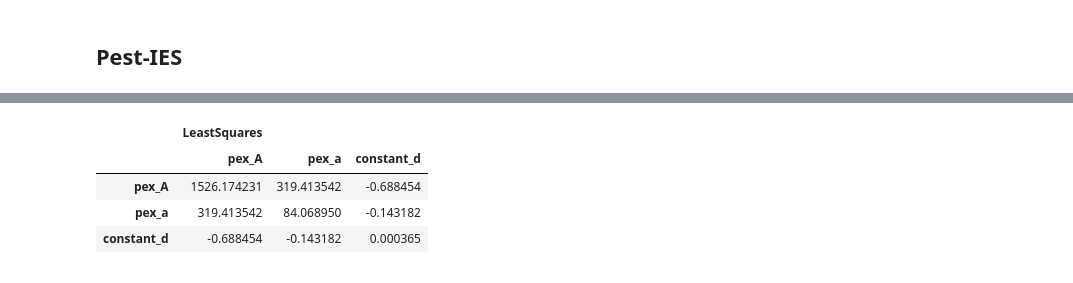
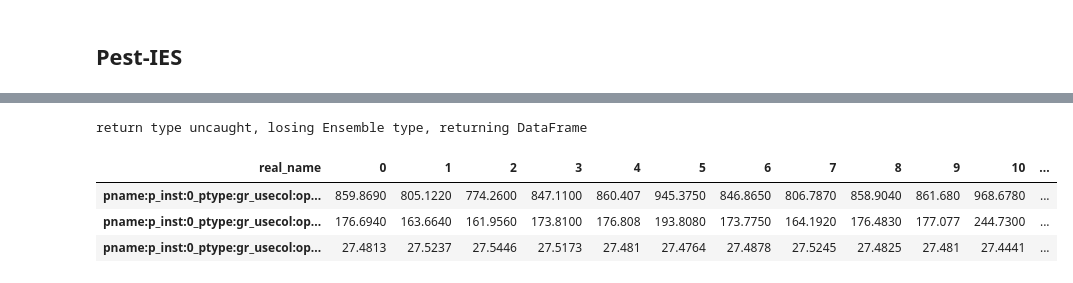
Before and after one commit to pastas/pastas-plugins, a Jupyter notebook: docs/examples/pest_pastas_ies.ipynb, the cells around one changed output, grey strips where cells are left out. Cells and saved outputs as stored; diff of their text form; code cells hidden in the pictures.

```diff
--- a/docs/examples/pest_pastas_ies.ipynb
+++ b/docs/examples/pest_pastas_ies.ipynb
@@ -211,10 +198,8 @@ Standard error for the PestGlm optimization seems a bit too small. The PestHp do
-# %%
-pd.concat(
-    [ml_ies.solver.pcov, ml_ls.solver.pcov], axis=1, keys=[ml_ies.name, ml_ls.name]
-)
-# %% [output]
-|  | LeastSquares |  |  |
-|  | pex_A | pex_a | constant_d |
-| pex_A | 1526.174231 | 319.413542 | -0.688454 |
-| pex_a | 319.413542 | 84.068950 | -0.143182 |
-| constant_d | -0.688454 | -0.143182 | 0.000365 |
+# %%
+ml_ies.solver.parameter_ensemble(iteration=ml_ies.solver.nfev).transpose()
+# %% [output]
+return type uncaught, losing Ensemble type, returning DataFrame
+| real_name | 0 | 1 | 2 | 3 | 4 | 5 | 6 | 7 | 8 | 9 | 10 | ... |
+| pname:p_inst:0_ptype:gr_usecol:op... | 859.8690 | 805.1220 | 774.2600 | 847.1100 | 860.407 | 945.3750 | 846.8650 | 806.7870 | 858.9040 | 861.680 | 968.6780 | ... |
+| pname:p_inst:0_ptype:gr_usecol:op... | 176.6940 | 163.6640 | 161.9560 | 173.8100 | 176.808 | 193.8080 | 173.7750 | 164.1920 | 176.4830 | 177.077 | 244.7300 | ... |
+| pname:p_inst:0_ptype:gr_usecol:op... | 27.4813 | 27.5237 | 27.5446 | 27.5173 | 27.481 | 27.4764 | 27.4878 | 27.5245 | 27.4825 | 27.481 | 27.4441 | ... |
```
Also changed, not shown: parts of 16 cells of this notebook.
